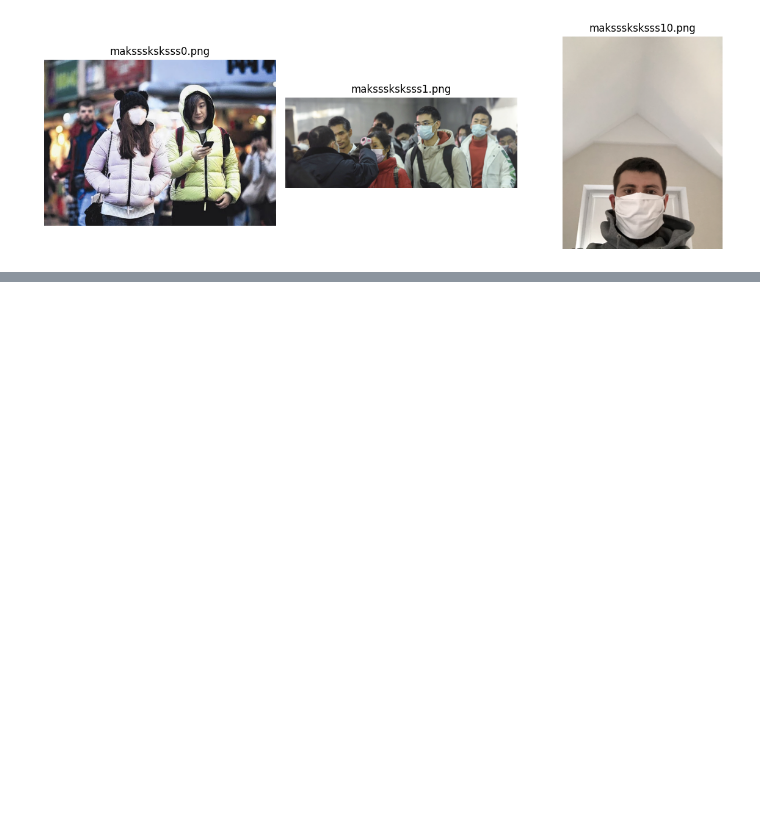
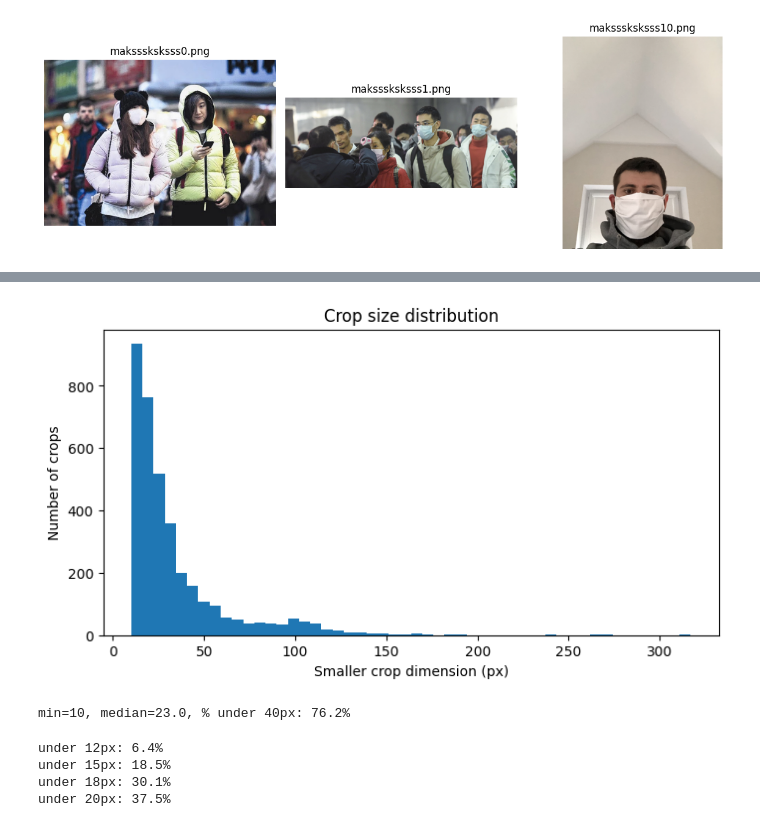
Before and after one commit to nh-nhathoang/face-mask-detection, a Jupyter notebook: EDA.ipynb, the cells around one changed output, grey strips where cells are left out. Saved outputs shown, nothing was run; the diff lists cells and outputs as text; code cells hidden in the pictures; blank space fills up the shorter version.

```diff
--- a/EDA.ipynb
+++ b/EDA.ipynb
@@ -92,0 +132,28 @@ plt.show()
+# %%
+crop_sizes = []
+for path in crop_files:
+    img = cv2.imread(str(path))
+    h, w = img.shape[:2]
+    crop_sizes.append(min(h, w))
+
+plt.figure(figsize=(8, 4))
+plt.hist(crop_sizes, bins=50)
+plt.xlabel("Smaller crop dimension (px)")
+plt.ylabel("Number of crops")
+plt.title("Crop size distribution")
+plt.show()
+
+print(f"min={min(crop_sizes)}, median={np.median(crop_sizes)}, "
+      f"% under 40px: {sum(s < 40 for s in crop_sizes) / len(crop_sizes) * 100:.1f}%")
+# %% [output]
+[figure, added]
+min=10, median=23.0, % under 40px: 76.2%
+# %%
+for t in [12, 15, 18, 20]:
+    pct = sum(s < t for s in crop_sizes) / len(crop_sizes) * 100
+    print(f"under {t}px: {pct:.1f}%")
+# %% [output]
+under 12px: 6.4%
+under 15px: 18.5%
+under 18px: 30.1%
+under 20px: 37.5%
```
Also changed, not shown: parts of 3 cells of this notebook.
